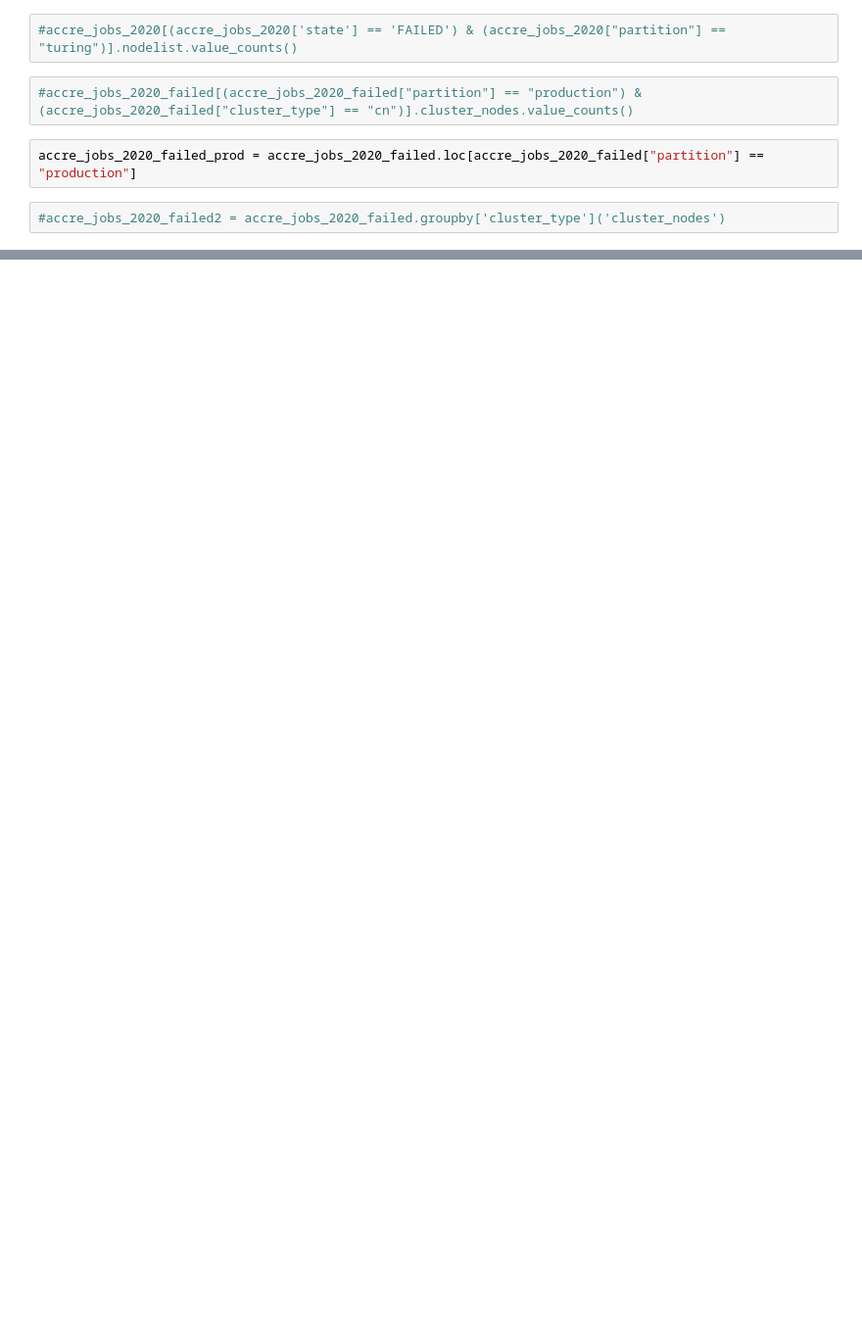
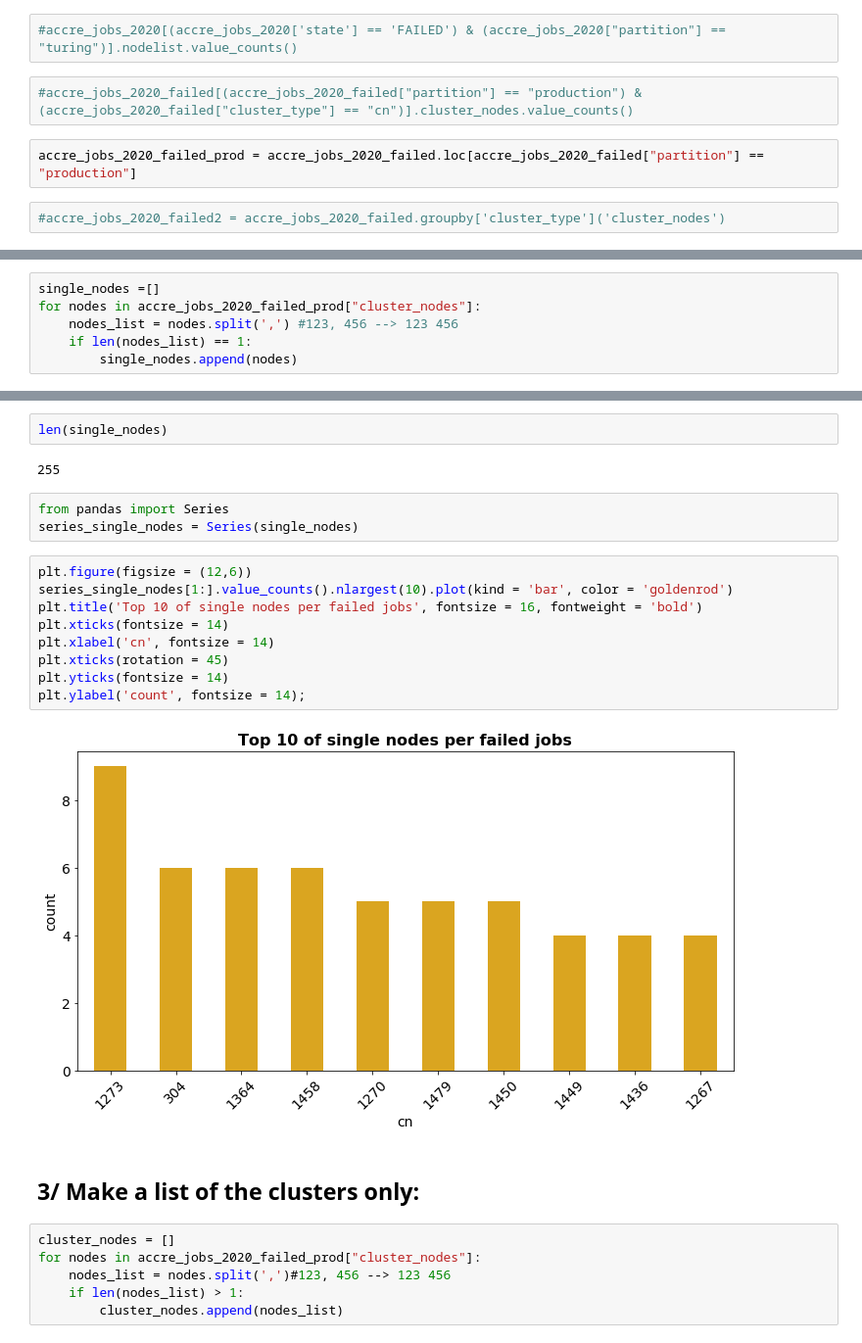
Before and after one commit to nss-data-science-cohort-4/dq2-accre-amd, a Jupyter notebook: notebook/alg-02-dq2-accre-analysis.ipynb, the cells around one changed output, grey strips where cells are left out. Shown at 98% size. Saved outputs shown, nothing was run; the diff lists cells and outputs as text; blank space fills up the shorter version.

```diff
--- a/notebook/alg-02-dq2-accre-analysis.ipynb
+++ b/notebook/alg-02-dq2-accre-analysis.ipynb
@@ -316,0 +381,6 @@ print(flatten_matrix)
+# %%
+single_nodes =[]
+for nodes in accre_jobs_2020_failed_prod["cluster_nodes"]:
+    nodes_list = nodes.split(',') #123, 456 --> 123 456
+    if len(nodes_list) == 1:
+        single_nodes.append(nodes)
@@ -316,0 +407,26 @@ print(flatten_matrix)
+# %%
+len(single_nodes)
+# %% [output]
+255
+# %%
+from pandas import Series
+series_single_nodes = Series(single_nodes)
+# %%
+plt.figure(figsize = (12,6))
+series_single_nodes[1:].value_counts().nlargest(10).plot(kind = 'bar', color = 'goldenrod')
+plt.title('Top 10 of single nodes per failed jobs', fontsize = 16, fontweight = 'bold')
+plt.xticks(fontsize = 14)
+plt.xlabel('cn', fontsize = 14)
+plt.xticks(rotation = 45)
+plt.yticks(fontsize = 14)
+plt.ylabel('count', fontsize = 14);
+# %% [output]
+[figure, added]
+# %% [markdown]
+## 3/ Make a list of the clusters only:
+# %%
+cluster_nodes = []
+for nodes in accre_jobs_2020_failed_prod["cluster_nodes"]:
+    nodes_list = nodes.split(',')#123, 456 --> 123 456
+    if len(nodes_list) > 1:
+        cluster_nodes.append(nodes_list)
```
Also changed, not shown: parts of 84 cells of this notebook.
